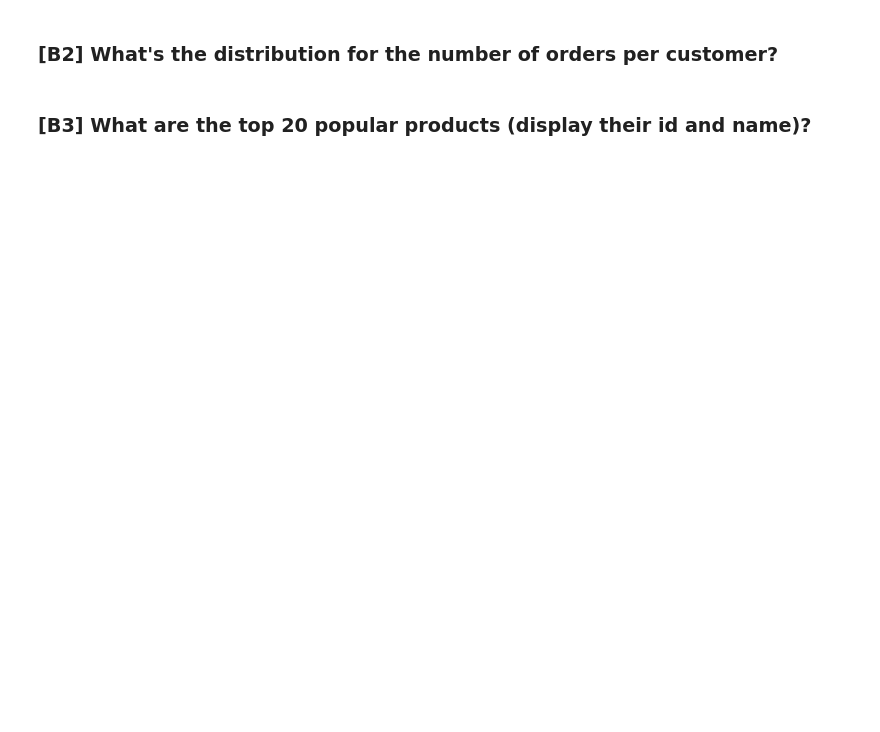
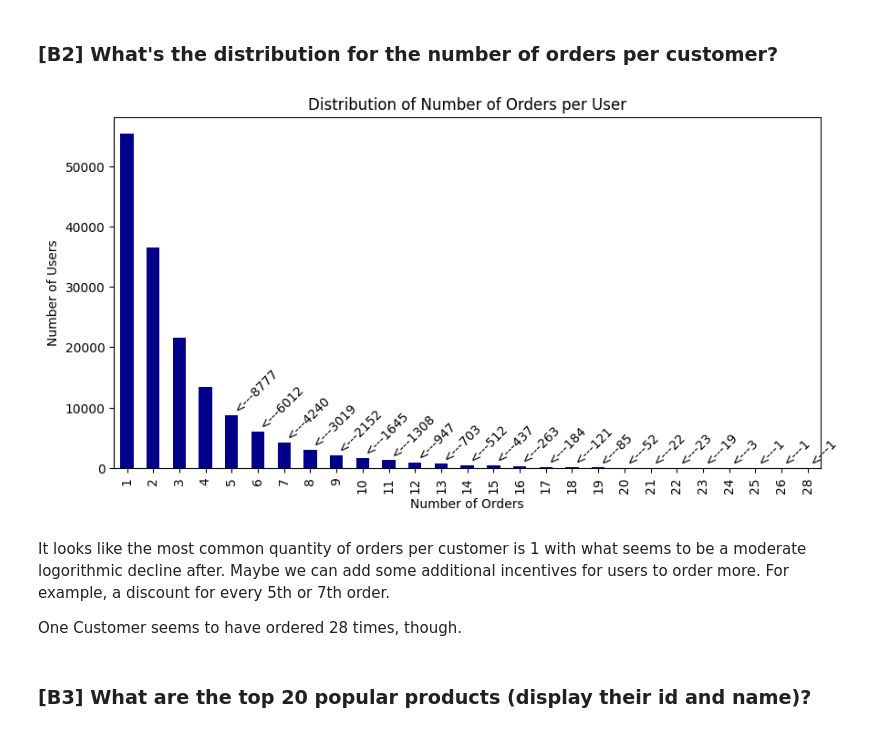
Before and after one commit to Malokingi/EDA-Project, a Jupyter notebook: EDA_notebook.ipynb, the cells around one changed output. Saved outputs shown, nothing was run; the diff lists cells and outputs as text; code cells hidden in the pictures; blank space fills up the shorter version.

```diff
--- a/EDA_notebook.ipynb
+++ b/EDA_notebook.ipynb
@@ -283,4 +323,37 @@ It looks like the most popular interval is listed as 30 days, maybe the data is
 # %% [markdown]
 ### [B2] What's the distribution for the number of orders per customer?
+# %%
+# Count the number of orders per user
+user_order_counts = i_df.groupby('user_id')['id'].count()
+
+# Count the number of users who have ordered each number of orders
+order_counts = user_order_counts.value_counts()
+
+# Sort the order_counts DataFrame by index
+order_counts = order_counts.sort_index()
+
+# Create a bar chart with the number of orders on the x-axis and the number of users on the y-axis
+order_counts.plot(
+    kind='bar',
+    xlabel='Number of Orders',
+    ylabel='Number of Users',
+    title='Distribution of Number of Orders per User',
+    color='darkblue',
+    figsize=[10, 5]
+)
+
+# Add labels to each bar with a value less than 10,000
+for i, v in enumerate(order_counts.values):
+    if v < 10_000:
+        plt.text(i, v, '<---'+str(v), color='black', ha='left', va='bottom', rotation=45)
+
+# Display the plot
+plt.show()
+# %% [output]
+[figure, added]
+# %% [markdown]
+It looks like the most common quantity of orders per customer is 1 with what seems to be a moderate logorithmic decline after. Maybe we can add some additional incentives for users to order more. For example, a discount for every 5th or 7th order.
+
+One Customer seems to have ordered 28 times, though.
 # %% [markdown]
 ### [B3] What are the top 20 popular products (display their id and name)?
```
Also changed, not shown: parts of 9 cells of this notebook, 2 other files.
